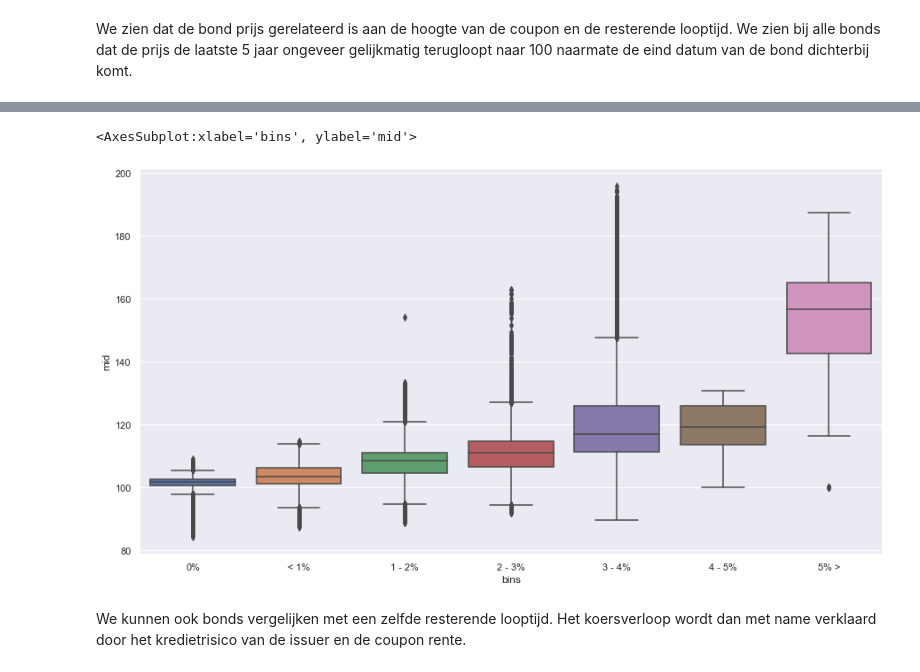
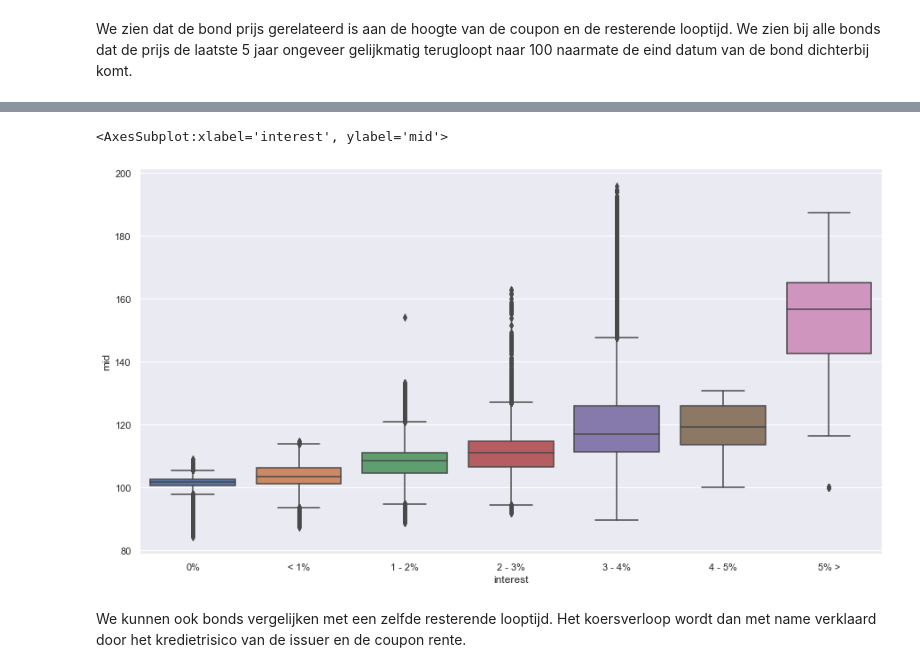
Before and after one commit to Merijn68/BondTrading, a Jupyter notebook: notebooks/03_data_exploratie.ipynb, the cells around one changed output, grey strips where cells are left out. Cells and saved outputs as stored; diff of their text form; code cells hidden in the pictures.

```diff
--- a/notebooks/03_data_exploratie.ipynb
+++ b/notebooks/03_data_exploratie.ipynb
@@ -100,10 +92,8 @@ ax.invert_xaxis()
-# %%
-df_bp =df_bp.assign(bins = pd.cut(df_bp["coupon"], [-1,0.001,1,2,3,4,5,10],
-                        labels=['0%', '< 1%', '1 - 2%','2 - 3%', '3 - 4%','4 - 5%', '5% >']))
-visualize.boxplot(data = df_bp, x= 'bins', y = 'mid', figsize=(15,8))
-# %% [output]
-<AxesSubplot:xlabel='bins', ylabel='mid'>
-[figure, removed]
+# %%
+visualize.boxplot(data = df_bp, x= 'interest', y = 'mid', figsize=(15,8))
+# %% [output]
+<AxesSubplot:xlabel='interest', ylabel='mid'>
+[figure, added]
 # %% [markdown]
 We kunnen ook bonds vergelijken met een zelfde resterende looptijd. Het koersverloop wordt dan met name verklaard door het kredietrisico van de issuer en de coupon rente.
 # %%
```
Also changed, not shown: parts of 14 cells of this notebook, 23 other files.
